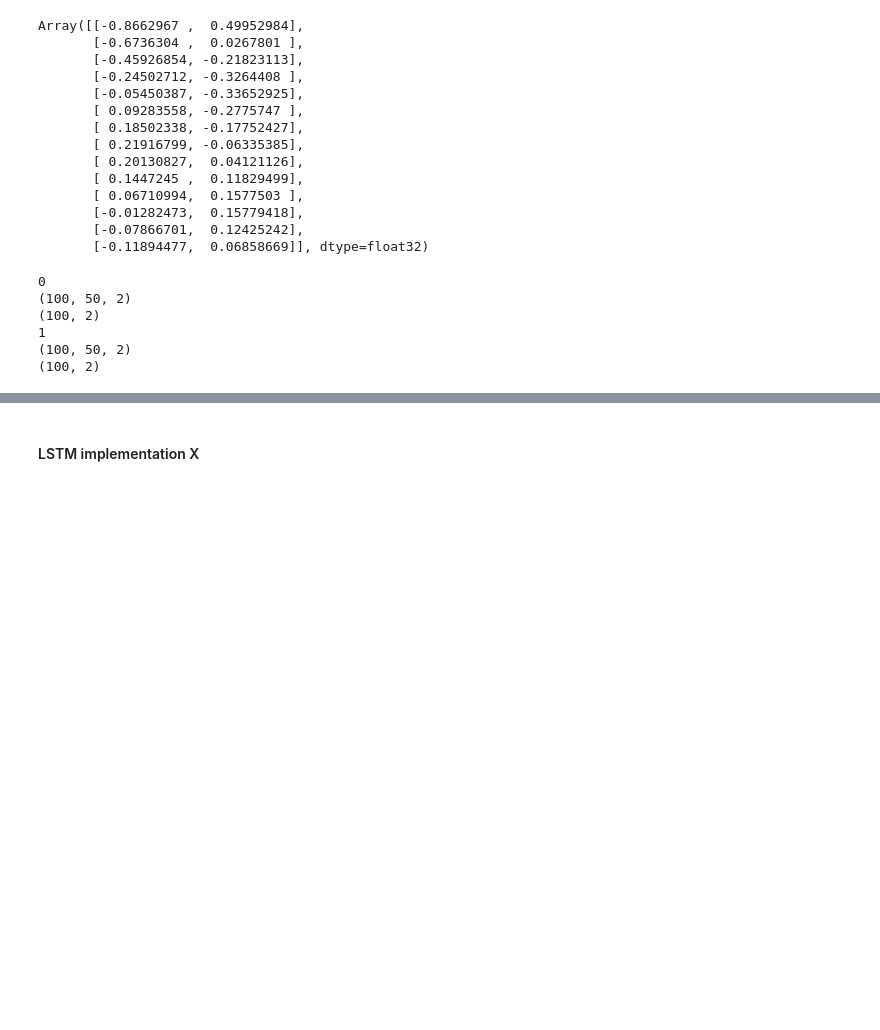
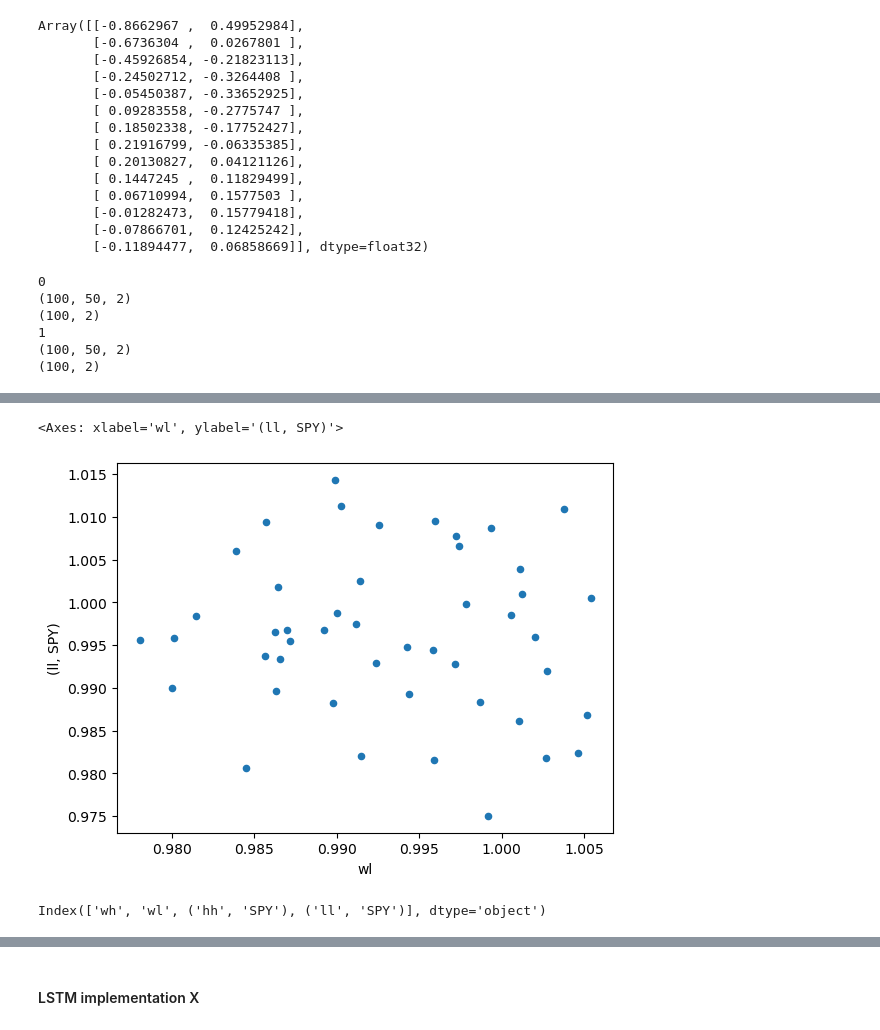
Before and after one commit to asalomatov/options, a Jupyter notebook: notebooks/jax.ipynb, the cells around one changed output, grey strips where cells are left out. Saved outputs shown, nothing was run; the diff lists cells and outputs as text; code cells hidden in the pictures; blank space fills up the shorter version.

```diff
--- a/notebooks/jax.ipynb
+++ b/notebooks/jax.ipynb
@@ -2323,0 +2623,9 @@ Array([1.013761  , 0.97826207], dtype=float32)
+# %%
+pred_df.plot.scatter('wl', ('ll', 'SPY'))
+# %% [output]
+<Axes: xlabel='wl', ylabel='(ll, SPY)'>
+[figure, added]
+# %%
+pred_df.columns
+# %% [output]
+Index(['wh', 'wl', ('hh', 'SPY'), ('ll', 'SPY')], dtype='object')
```
Also changed, not shown: parts of 39 cells of this notebook, 1 other file.
